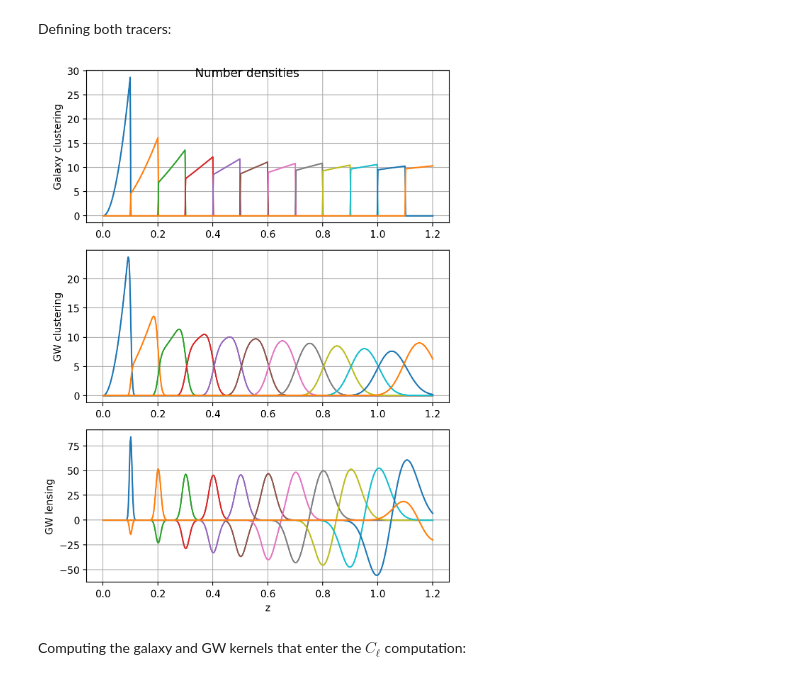
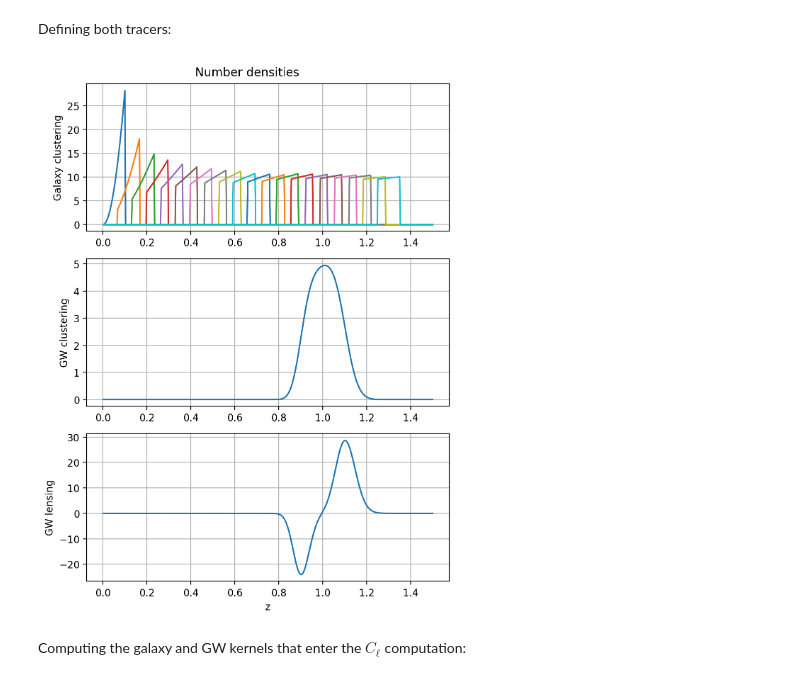
Before and after one commit to binado/cross-correlations-lab, a Jupyter notebook: cross-correlations.ipynb, the cells around one changed output. Cells and saved outputs as stored; diff of their text form; code cells hidden in the pictures.

```diff
--- a/cross-correlations.ipynb
+++ b/cross-correlations.ipynb
@@ -21,7 +21,7 @@ from src.power import Power
 We fix the fiducial cosmology with parameters from Planck 2018. We compute the matter power spectrum with `CAMB`:
 # %%
 zmin = 1e-4
-zmax = 1.2
+zmax = 1.5
 npoints = 500
 z = np.linspace(zmin, zmax, npoints)
 k = np.logspace(-4, 0, npoints)
@@ -49,8 +49,8 @@ Defining the redshift bins:
 def galaxy_bin(zg, delta_z):
     return RadialBin(zg - 0.5 * delta_z, zg + 0.5 * delta_z)
 
-nbins = 12
-zg_arr = np.linspace(zmin + 0.05, zmax - 0.05, nbins)
+nbins = 20
+zg_arr = np.linspace(zmin + 0.05, 1.3, nbins)
 g_bins = [galaxy_bin(zg, 0.1) for zg in zg_arr]
 gw_bin = RadialBin(0.9, 1.1)
 # %% [markdown]
@@ -79,27 +79,30 @@ gw_tracer = Tracer(gw_density, gw_kernels, gw_window_functions, gw_bias)
 # %%
 fig, (ax1, ax2, ax3) = plt.subplots(3, 1, figsize=(6, 8))
 for i, zbin in enumerate(g_bins):
     ng = g_tracer.normalized_density(zbin, z, 'galaxy clustering')
-    ns = gw_tracer.normalized_density(zbin, z, 'gw clustering')
-    nt = gw_tracer.normalized_density(zbin, z, 'gw lensing')
+
 
     ax1.plot(z, ng, label=f'Bin {i + 1}')
-    ax2.plot(z, ns)
-    ax3.plot(z, nt)
+
+ns = gw_tracer.normalized_density(gw_bin, z, 'gw clustering')
+nt = gw_tracer.normalized_density(gw_bin, z, 'gw lensing')
+ax2.plot(z, ns)
+ax3.plot(z, nt)
 
 ax1.grid()
 ax2.grid()
 ax3.grid()
 ax1.set_ylabel('Galaxy clustering')
 ax2.set_ylabel('GW clustering')
 ax3.set_ylabel('GW lensing')
 #ax1.legend()
 ax3.set_xlabel('z')
 fig.tight_layout()
+fig.subplots_adjust(top=0.95)
 fig.suptitle('Number densities')
 plt.show()
 # %% [output]
-[figure, old version]
+[figure, new version]
 # %% [markdown]
 Computing the galaxy and GW kernels that enter the $C_\ell$ computation:
 # %%
```
Also changed, not shown: parts of 3 cells of this notebook.
